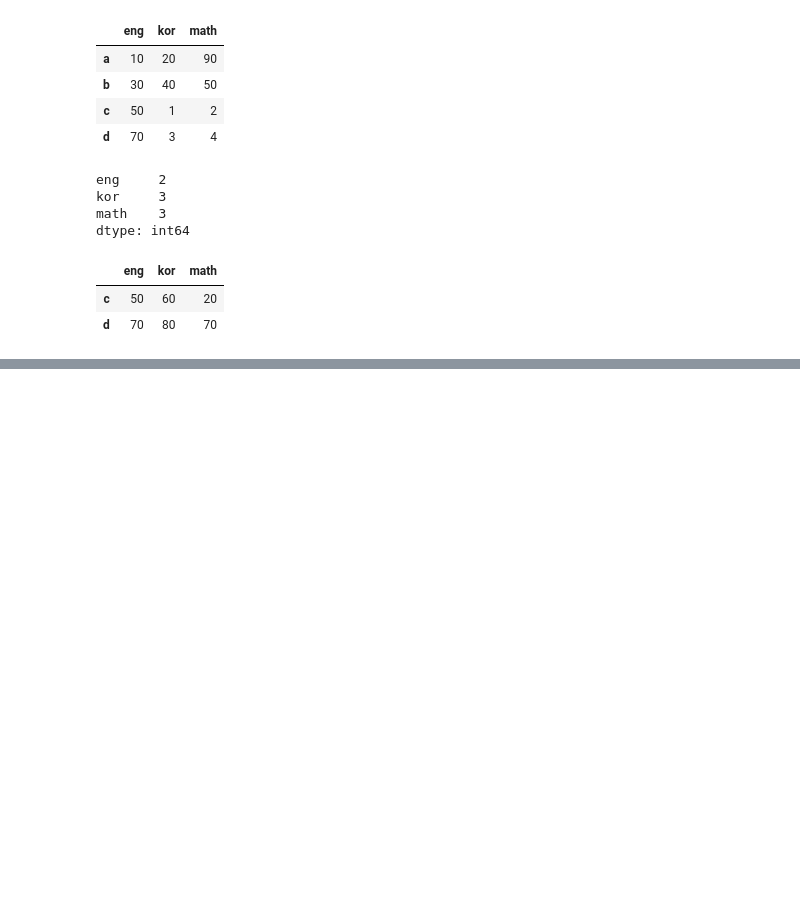
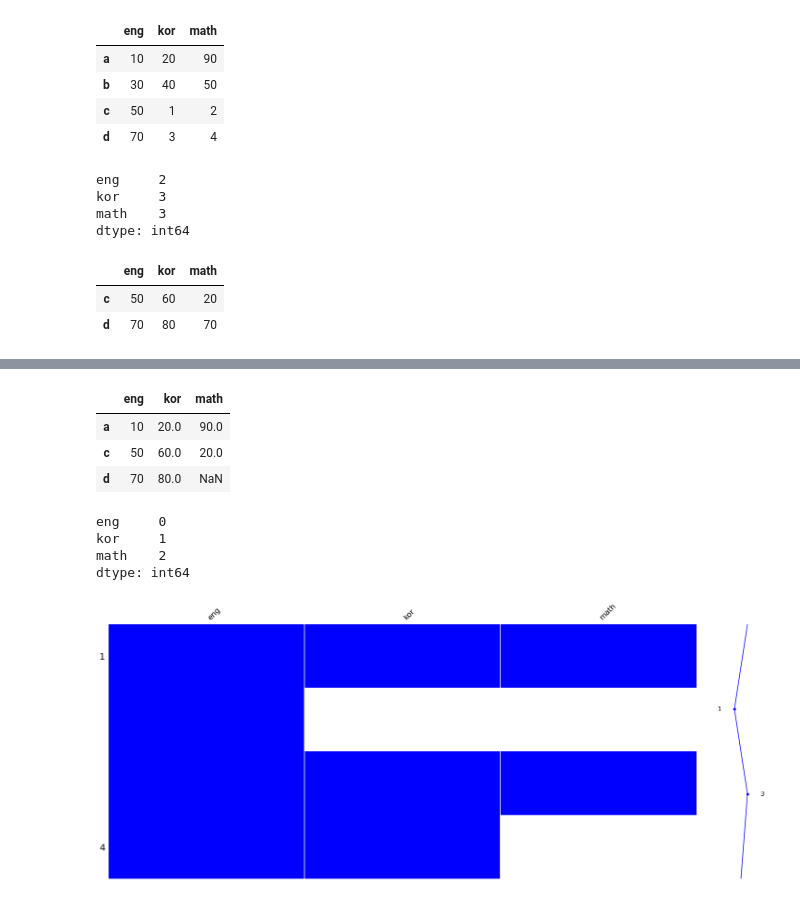
Before and after one commit to hyo-jae-jung/Pandas, a Jupyter notebook: DataFrame.ipynb, the cells around one changed output, grey strips where cells are left out. Drawn from its saved outputs; the diff is of its cells as text; code cells hidden in the pictures; blank space fills up the shorter version.

Commit message:
dataframe

```diff
--- a/DataFrame.ipynb
+++ b/DataFrame.ipynb
@@ -182,3 +183,5 @@ df.query(f'eng > {n} and kor >{m}')
 |  | eng | kor | math |
 | c | 50 | 60 | 20 |
 | d | 70 | 80 | 70 |
+# %%
+df['my'] = [1,2,3,4]
@@ -184,0 +196,2 @@ df.query(f'eng > {n} and kor >{m}')
+# %%
+df.drop(columns=['my'], inplace=True)
@@ -184,0 +212,4 @@ df.query(f'eng > {n} and kor >{m}')
+# %%
+df.loc['b','kor'] = np.nan
+df.loc[['b','d'],'math'] = np.nan
+df
@@ -184,0 +236,20 @@ df.query(f'eng > {n} and kor >{m}')
+# %%
+df.dropna(subset=['kor'])
+# %% [output]
+|  | eng | kor | math |
+| a | 10 | 20.0 | 90.0 |
+| c | 50 | 60.0 | 20.0 |
+| d | 70 | 80.0 | NaN |
+# %%
+df.isnull().sum()
+# %% [output]
+eng     0
+kor     1
+math    2
+dtype: int64
+# %%
+import missingno as m
+m.matrix(df,color=(0,0,1))
+plt.show()
+# %% [output]
+[figure, added]
```
Also changed, not shown: parts of 17 cells of this notebook, 1 other file.
